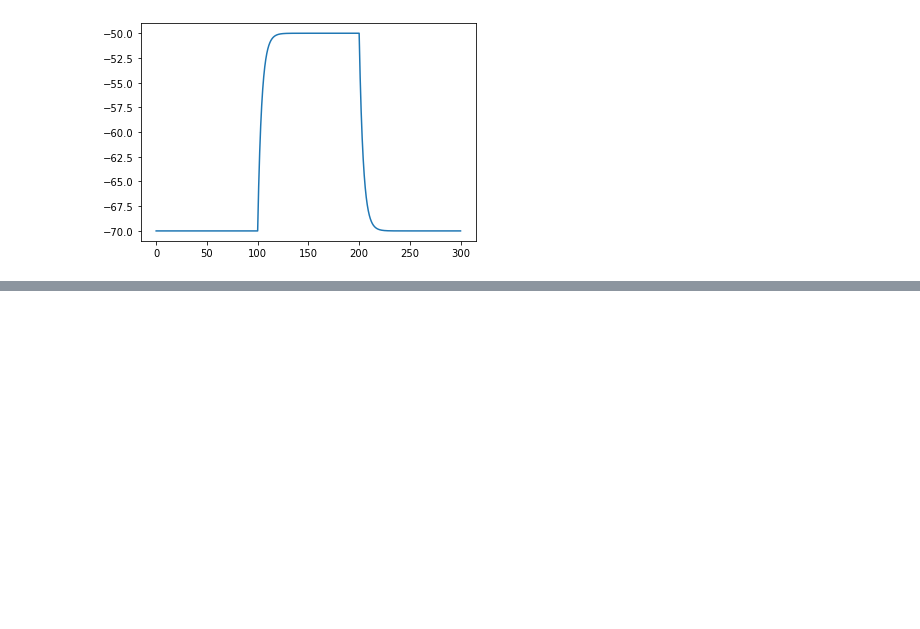
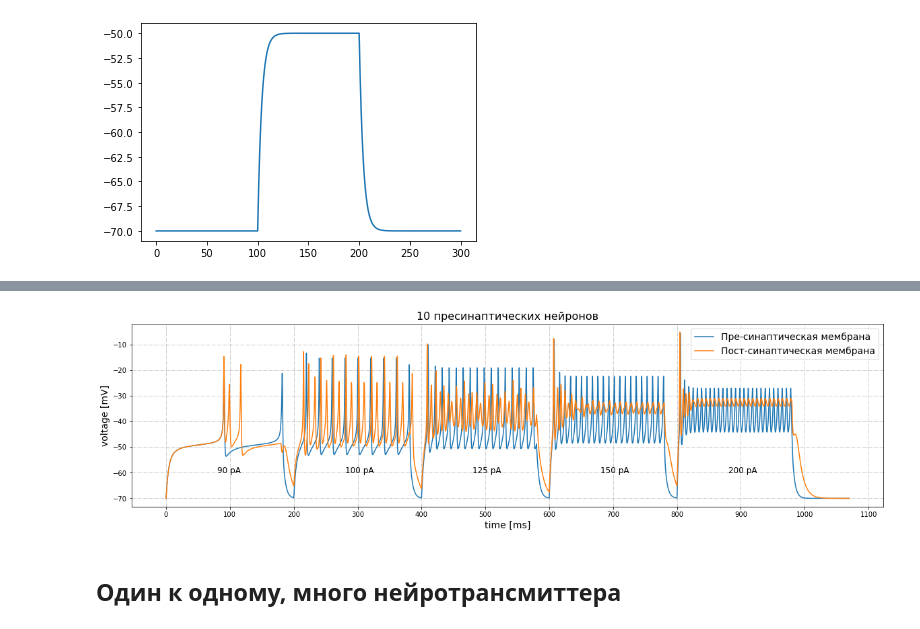
Before and after one commit to shcecter/nocimod, a Jupyter notebook: simplest_spiking.ipynb, the cells around one changed output, grey strips where cells are left out. Saved outputs shown, nothing was run; the diff lists cells and outputs as text; code cells hidden in the pictures; blank space fills up the shorter version.

```diff
--- a/simplest_spiking.ipynb
+++ b/simplest_spiking.ipynb
@@ -105,0 +213,18 @@ plot(stmon.t/ms, stmon.v[0]/mV)
+# %%
+figure(figsize=(20, 5))
+title("10 пресинаптических нейронов", fontsize=16)
+plot(stmon.t/ms, stmon.v[0]/mV, label='Пре-синаптическая мембрана')
+plot(stmon.t/ms, stmon.v[10]/mV, label='Пост-синаптическая мембрана')
+grid()
+legend(fontsize=14)
+ylabel("voltage [mV]", fontsize=14)
+xlabel("time [ms]", fontsize=14)
+xticks(ticks=range(0, 1200, 100))
+grid(alpha=.8, ls='-.')
+for i, cur in enumerate(currs):
+    text(200*i+80, -60, f"{cur} pA", fontsize=12)
+#savefig("десять_к_одному.jpeg", dpi=200)
+# %% [output]
+[figure, added]
+# %% [markdown]
+## Один к одному, много нейротрансмиттера
```
Also changed, not shown: parts of 14 cells of this notebook, 3 other files.
